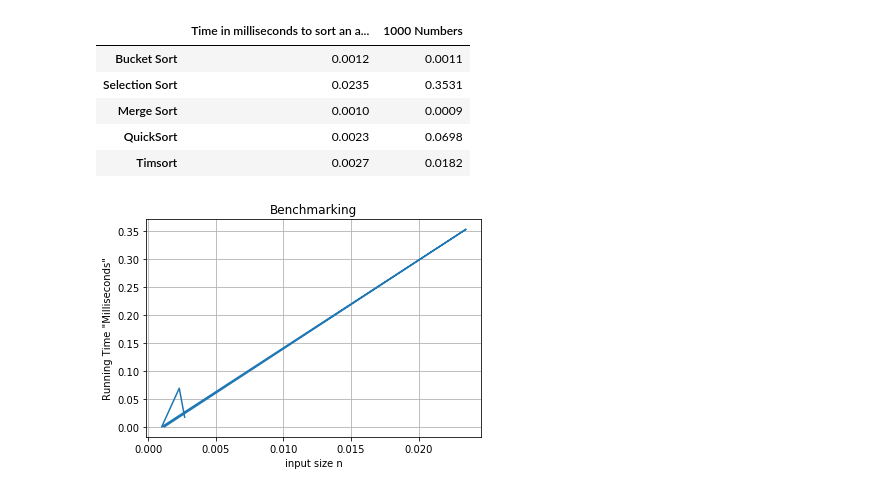
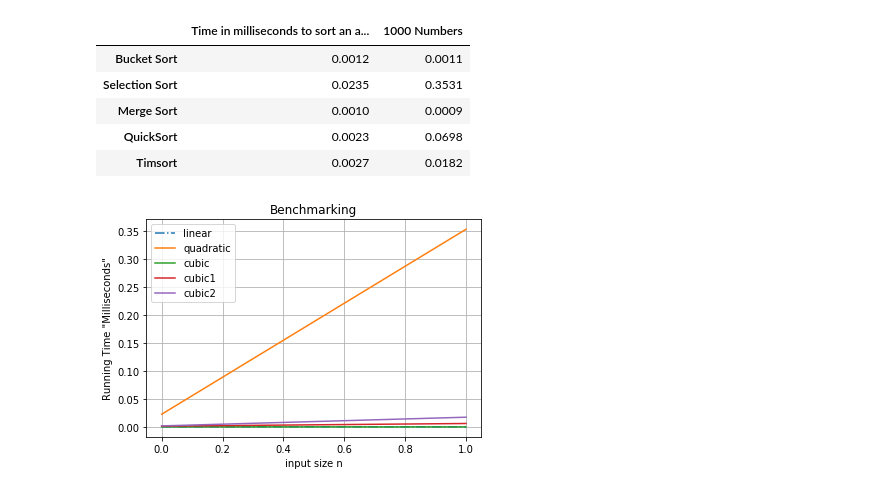
Before and after one commit to tullowhurler/Benchmarking, a Jupyter notebook: Benchmarking Application.ipynb, the cells around one changed output. Saved outputs shown, nothing was run; the diff lists cells and outputs as text; code cells hidden in the pictures.

Commit message:
Graphs and benchmark

```diff
--- a/Benchmarking Application.ipynb
+++ b/Benchmarking Application.ipynb
@@ -495,19 +495,22 @@ df
 # %%
 import numpy as np
 import matplotlib.pyplot as plt
-import plotly.plotly as py
-import plotly.graph_objs as go
 
 
-plt.plot([0.0012,0.0235,0.0010,0.0023,0.0027], [ 0.0011,0.3531, 0.0009,0.0698,0.0182],)
+plt.plot([0.0011, 0.0012], '-.', label='linear')
+plt.plot([0.0235,0.3531], label='quadratic')
+plt.plot([0.0010,0.0009] , label='cubic')
+plt.plot([0.0023,0.00698] , label='cubic1')
+plt.plot([0.0027,0.0182] , label='cubic2')
 plt.xlabel('input size n')
 plt.ylabel('Running Time "Milliseconds"')
 plt.title('Benchmarking')
 plt.grid(True)
+plt.legend()
 plt.show()
 %matplotlib inline
 # %% [output]
-[figure, old version]
+[figure, new version]
 # %%
 from pandas import DataFrame
 import matplotlib.pyplot as plt
```
Also changed, not shown: parts of 4 cells of this notebook, 1 other file.
